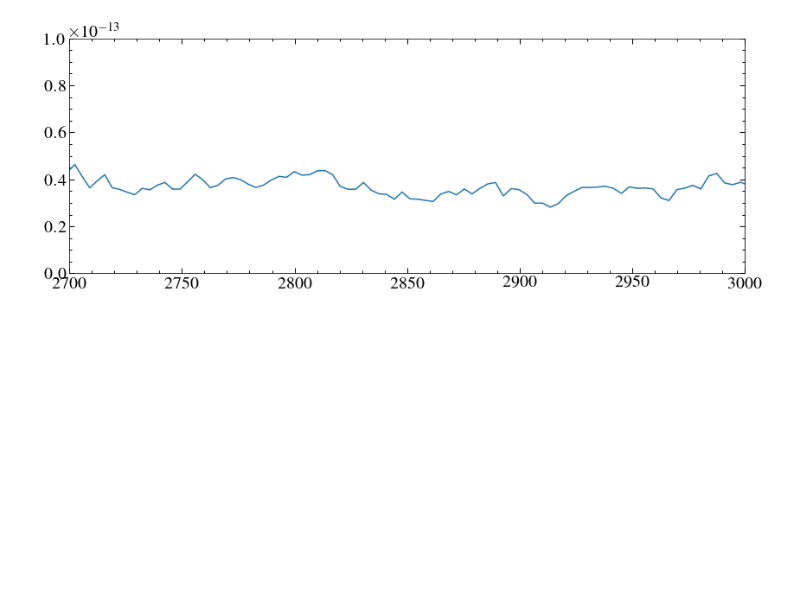
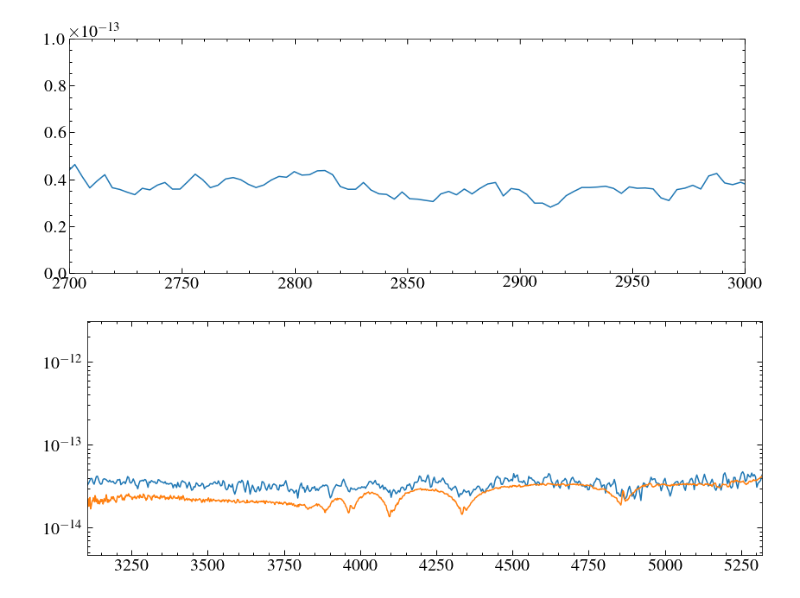
Before and after one commit to davidjwilson/pceb, a Jupyter notebook: eg_uma/eg_uma_sed.ipynb, the cells around one changed output. Drawn from its saved outputs; the diff is of its cells as text; code cells hidden in the pictures; blank space fills up the shorter version.

```diff
--- a/eg_uma/eg_uma_sed.ipynb
+++ b/eg_uma/eg_uma_sed.ipynb
@@ -447,3 +448,13 @@ plt.ylim(0, 1e-13)
 # %% [output]
 (0.0, 1e-13)
 [figure]
+# %%
+plt.plot(ws[mask], fs[mask])
+plt.plot(wo, fo*2.7e11)
+plt.xlim(wo[0].value, wo[-1].value)
+# plt.ylim(0, 1e-13)
+plt.yscale('log')
+
+#low res?
+# %% [output]
+[figure, added]
```
Also changed, not shown: parts of 1 cell of this notebook, 2 other files.
